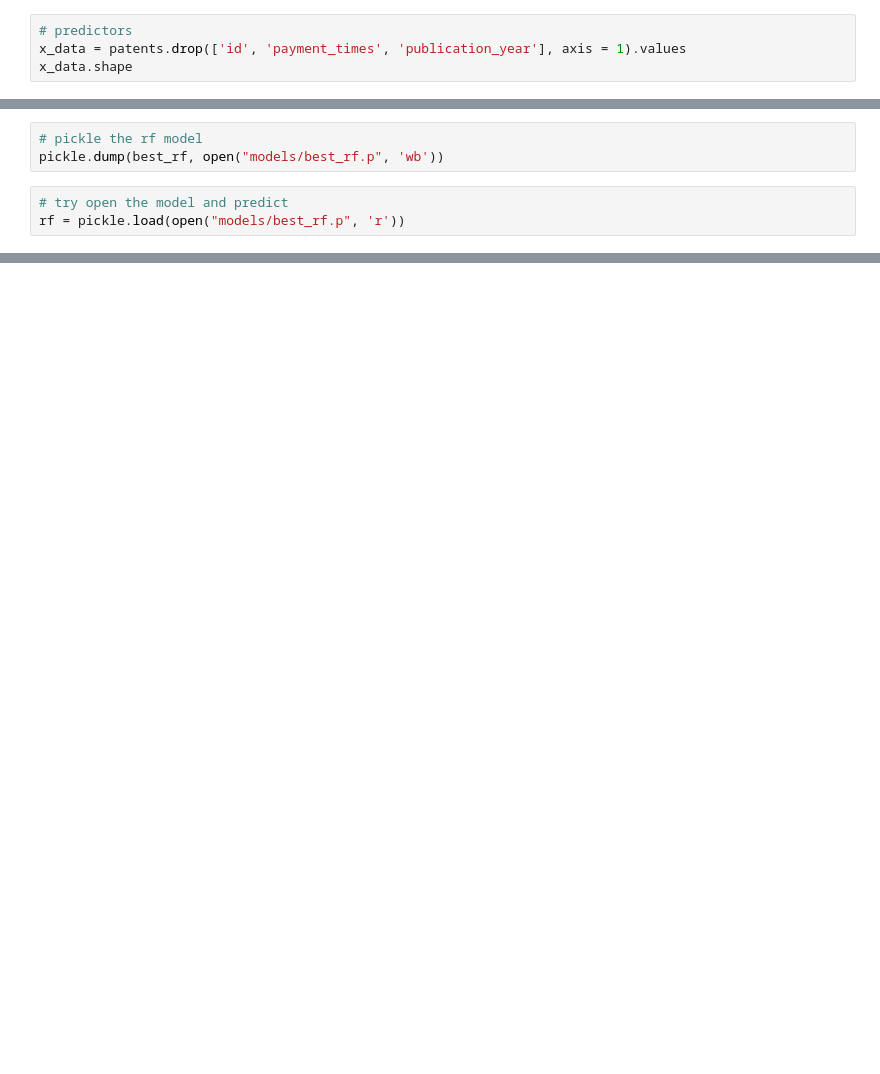
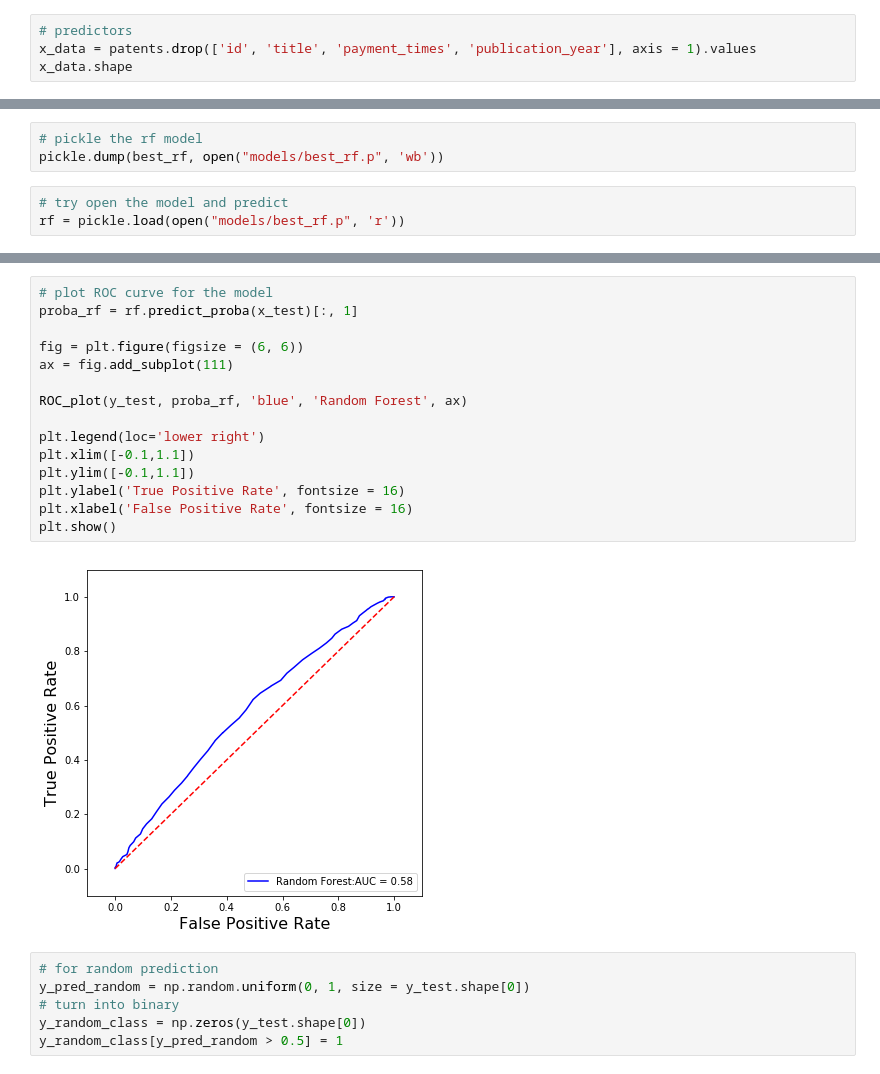
Before and after one commit to JY2014/PatentEvaluation, a Jupyter notebook: models_nontext.ipynb, the cells around one changed output, grey strips where cells are left out. Drawn from its saved outputs; the diff is of its cells as text; blank space fills up the shorter version.

```diff
--- a/models_nontext.ipynb
+++ b/models_nontext.ipynb
@@ -39,6 +43,6 @@ print "Percentage of patents with > 1 maintenance fee payments: ", np.mean(y_dat
 Percentage of patents with > 1 maintenance fee payments:  0.62859517872
 # %%
 # predictors
-x_data = patents.drop(['id', 'payment_times', 'publication_year'], axis = 1).values
+x_data = patents.drop(['id', 'title', 'payment_times', 'publication_year'], axis = 1).values
 x_data.shape
 # %% [output]
@@ -257,0 +283,23 @@ array([ 0.34,  0.66])
+# %%
+# plot ROC curve for the model
+proba_rf = rf.predict_proba(x_test)[:, 1]
+
+fig = plt.figure(figsize = (6, 6))
+ax = fig.add_subplot(111)
+
+ROC_plot(y_test, proba_rf, 'blue', 'Random Forest', ax)
+
+plt.legend(loc='lower right')
+plt.xlim([-0.1,1.1])
+plt.ylim([-0.1,1.1])
+plt.ylabel('True Positive Rate', fontsize = 16)
+plt.xlabel('False Positive Rate', fontsize = 16)
+plt.show()
+# %% [output]
+[figure, added]
+# %%
+# for random prediction
+y_pred_random = np.random.uniform(0, 1, size = y_test.shape[0])
+# turn into binary
+y_random_class = np.zeros(y_test.shape[0])
+y_random_class[y_pred_random > 0.5] = 1
```
Also changed, not shown: parts of 18 cells of this notebook.
